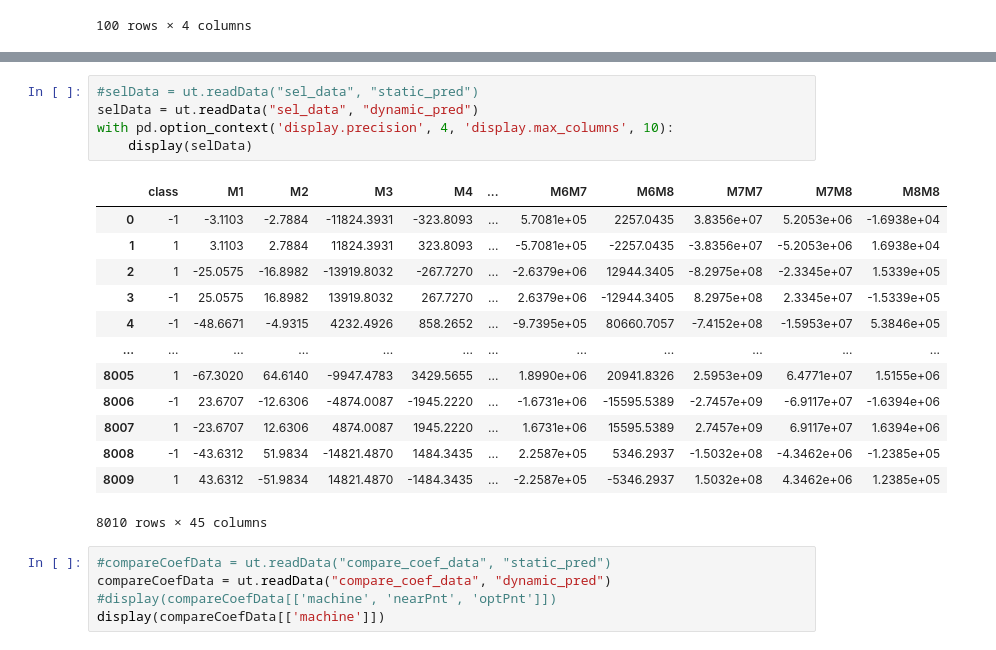
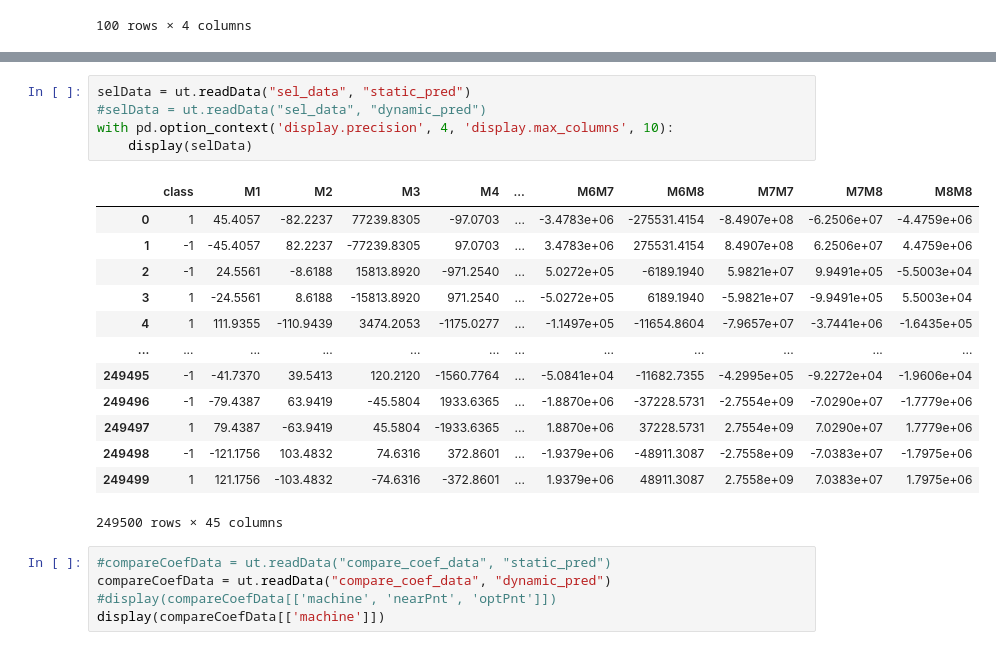
Before and after one commit to Recefi/predator-prey_model, a Jupyter notebook: report.ipynb, the cells around one changed output, grey strips where cells are left out. Drawn from its saved outputs; the diff is of its cells as text.

```diff
--- a/report.ipynb
+++ b/report.ipynb
@@ -66,23 +66,23 @@ display(stratFitData)
 500 rows × 5 columns
 # %%
-#selData = ut.readData("sel_data", "static_pred")
-selData = ut.readData("sel_data", "dynamic_pred")
+selData = ut.readData("sel_data", "static_pred")
+#selData = ut.readData("sel_data", "dynamic_pred")
 with pd.option_context('display.precision', 4, 'display.max_columns', 10):
     display(selData)
 # %% [output]
 |  | class | M1 | M2 | M3 | M4 | ... | M6M7 | M6M8 | M7M7 | M7M8 | M8M8 |
-| 0 | -1 | -3.1103 | -2.7884 | -11824.3931 | -323.8093 | ... | 5.7081e+05 | 2257.0435 | 3.8356e+07 | 5.2053e+06 | -1.6938e+04 |
-| 1 | 1 | 3.1103 | 2.7884 | 11824.3931 | 323.8093 | ... | -5.7081e+05 | -2257.0435 | -3.8356e+07 | -5.2053e+06 | 1.6938e+04 |
-| 2 | 1 | -25.0575 | -16.8982 | -13919.8032 | -267.7270 | ... | -2.6379e+06 | 12944.3405 | -8.2975e+08 | -2.3345e+07 | 1.5339e+05 |
-| 3 | -1 | 25.0575 | 16.8982 | 13919.8032 | 267.7270 | ... | 2.6379e+06 | -12944.3405 | 8.2975e+08 | 2.3345e+07 | -1.5339e+05 |
-| 4 | -1 | -48.6671 | -4.9315 | 4232.4926 | 858.2652 | ... | -9.7395e+05 | 80660.7057 | -7.4152e+08 | -1.5953e+07 | 5.3846e+05 |
+| 0 | 1 | 45.4057 | -82.2237 | 77239.8305 | -97.0703 | ... | -3.4783e+06 | -275531.4154 | -8.4907e+08 | -6.2506e+07 | -4.4759e+06 |
+| 1 | -1 | -45.4057 | 82.2237 | -77239.8305 | 97.0703 | ... | 3.4783e+06 | 275531.4154 | 8.4907e+08 | 6.2506e+07 | 4.4759e+06 |
+| 2 | -1 | 24.5561 | -8.6188 | 15813.8920 | -971.2540 | ... | 5.0272e+05 | -6189.1940 | 5.9821e+07 | 9.9491e+05 | -5.5003e+04 |
+| 3 | 1 | -24.5561 | 8.6188 | -15813.8920 | 971.2540 | ... | -5.0272e+05 | 6189.1940 | -5.9821e+07 | -9.9491e+05 | 5.5003e+04 |
+| 4 | 1 | 111.9355 | -110.9439 | 3474.2053 | -1175.0277 | ... | -1.1497e+05 | -11654.8604 | -7.9657e+07 | -3.7441e+06 | -1.6435e+05 |
 | ... | ... | ... | ... | ... | ... | ... | ... | ... | ... | ... | ... |
-| 8005 | 1 | -67.3020 | 64.6140 | -9947.4783 | 3429.5655 | ... | 1.8990e+06 | 20941.8326 | 2.5953e+09 | 6.4771e+07 | 1.5155e+06 |
-| 8006 | -1 | 23.6707 | -12.6306 | -4874.0087 | -1945.2220 | ... | -1.6731e+06 | -15595.5389 | -2.7457e+09 | -6.9117e+07 | -1.6394e+06 |
-| 8007 | 1 | -23.6707 | 12.6306 | 4874.0087 | 1945.2220 | ... | 1.6731e+06 | 15595.5389 | 2.7457e+09 | 6.9117e+07 | 1.6394e+06 |
-| 8008 | -1 | -43.6312 | 51.9834 | -14821.4870 | 1484.3435 | ... | 2.2587e+05 | 5346.2937 | -1.5032e+08 | -4.3462e+06 | -1.2385e+05 |
-| 8009 | 1 | 43.6312 | -51.9834 | 14821.4870 | -1484.3435 | ... | -2.2587e+05 | -5346.2937 | 1.5032e+08 | 4.3462e+06 | 1.2385e+05 |
+| 249495 | -1 | -41.7370 | 39.5413 | 120.2120 | -1560.7764 | ... | -5.0841e+04 | -11682.7355 | -4.2995e+05 | -9.2272e+04 | -1.9606e+04 |
+| 249496 | -1 | -79.4387 | 63.9419 | -45.5804 | 1933.6365 | ... | -1.8870e+06 | -37228.5731 | -2.7554e+09 | -7.0290e+07 | -1.7779e+06 |
+| 249497 | 1 | 79.4387 | -63.9419 | 45.5804 | -1933.6365 | ... | 1.8870e+06 | 37228.5731 | 2.7554e+09 | 7.0290e+07 | 1.7779e+06 |
+| 249498 | -1 | -121.1756 | 103.4832 | 74.6316 | 372.8601 | ... | -1.9379e+06 | -48911.3087 | -2.7558e+09 | -7.0383e+07 | -1.7975e+06 |
+| 249499 | 1 | 121.1756 | -103.4832 | -74.6316 | -372.8601 | ... | 1.9379e+06 | 48911.3087 | 2.7558e+09 | 7.0383e+07 | 1.7975e+06 |
-8010 rows × 45 columns
+249500 rows × 45 columns
 # %%
 #compareCoefData = ut.readData("compare_coef_data", "static_pred")
 compareCoefData = ut.readData("compare_coef_data", "dynamic_pred")
```
Also changed, not shown: parts of 5 cells of this notebook, 9 other files.
